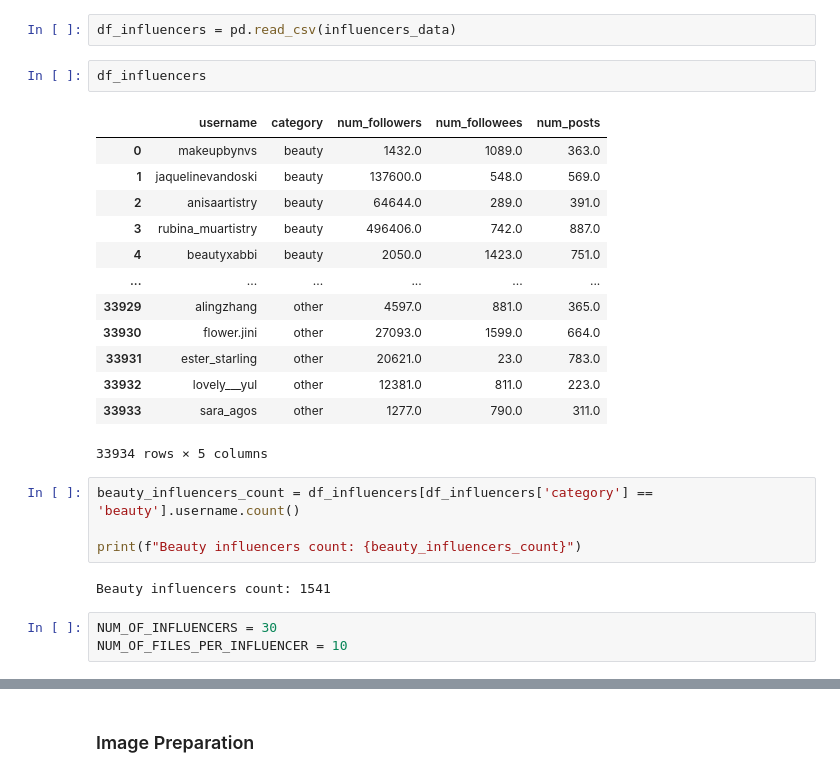
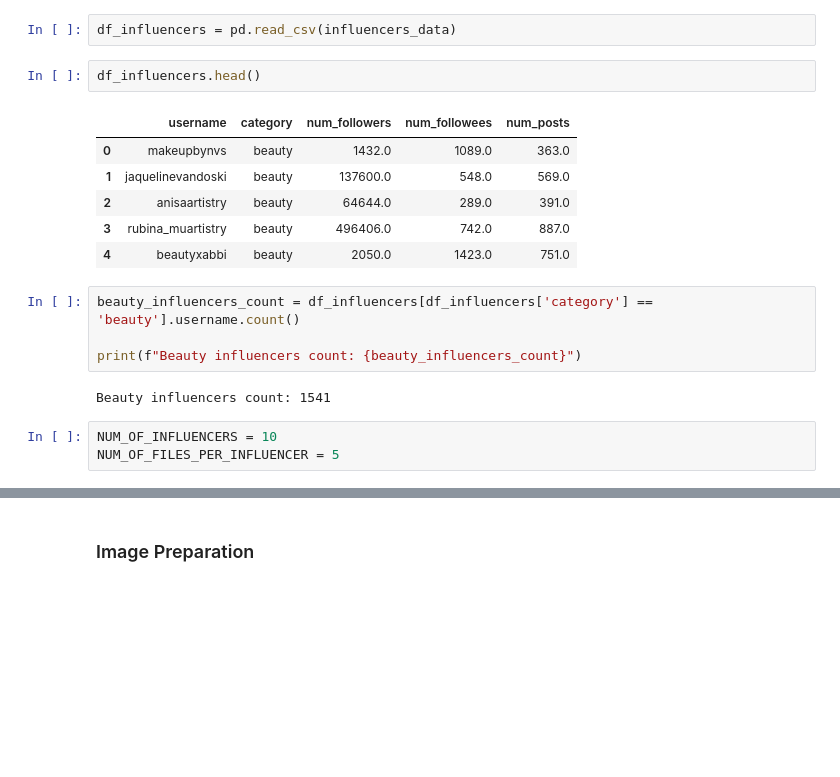
Before and after one commit to mshayganfar/sb_capstone, a Jupyter notebook: cap_project_beauty_classifier.ipynb, the cells around one changed output, grey strips where cells are left out. Cells and saved outputs as stored; diff of their text form; blank space fills up the shorter version.

```diff
--- a/cap_project_beauty_classifier.ipynb
+++ b/cap_project_beauty_classifier.ipynb
@@ -10,21 +10,14 @@ influencers_data = '/Users/mshayganfar/sb_capstone/data/influencers.csv'
 # %%
 df_influencers = pd.read_csv(influencers_data)
 # %%
-df_influencers
+df_influencers.head()
 # %% [output]
 |  | username | category | num_followers | num_followees | num_posts |
 | 0 | makeupbynvs | beauty | 1432.0 | 1089.0 | 363.0 |
 | 1 | jaquelinevandoski | beauty | 137600.0 | 548.0 | 569.0 |
 | 2 | anisaartistry | beauty | 64644.0 | 289.0 | 391.0 |
 | 3 | rubina_muartistry | beauty | 496406.0 | 742.0 | 887.0 |
 | 4 | beautyxabbi | beauty | 2050.0 | 1423.0 | 751.0 |
-| ... | ... | ... | ... | ... | ... |
-| 33929 | alingzhang | other | 4597.0 | 881.0 | 365.0 |
-| 33930 | flower.jini | other | 27093.0 | 1599.0 | 664.0 |
-| 33931 | ester_starling | other | 20621.0 | 23.0 | 783.0 |
-| 33932 | lovely___yul | other | 12381.0 | 811.0 | 223.0 |
-| 33933 | sara_agos | other | 1277.0 | 790.0 | 311.0 |
-33934 rows × 5 columns
 # %%
 beauty_influencers_count = df_influencers[df_influencers['category'] == 'beauty'].username.count()
 
@@ -32,5 +25,5 @@ print(f"Beauty influencers count: {beauty_influencers_count}")
 # %% [output]
 Beauty influencers count: 1541
 # %%
-NUM_OF_INFLUENCERS = 30
-NUM_OF_FILES_PER_INFLUENCER = 10
+NUM_OF_INFLUENCERS = 10
+NUM_OF_FILES_PER_INFLUENCER = 5
```
Also changed, not shown: parts of 45 cells of this notebook.
